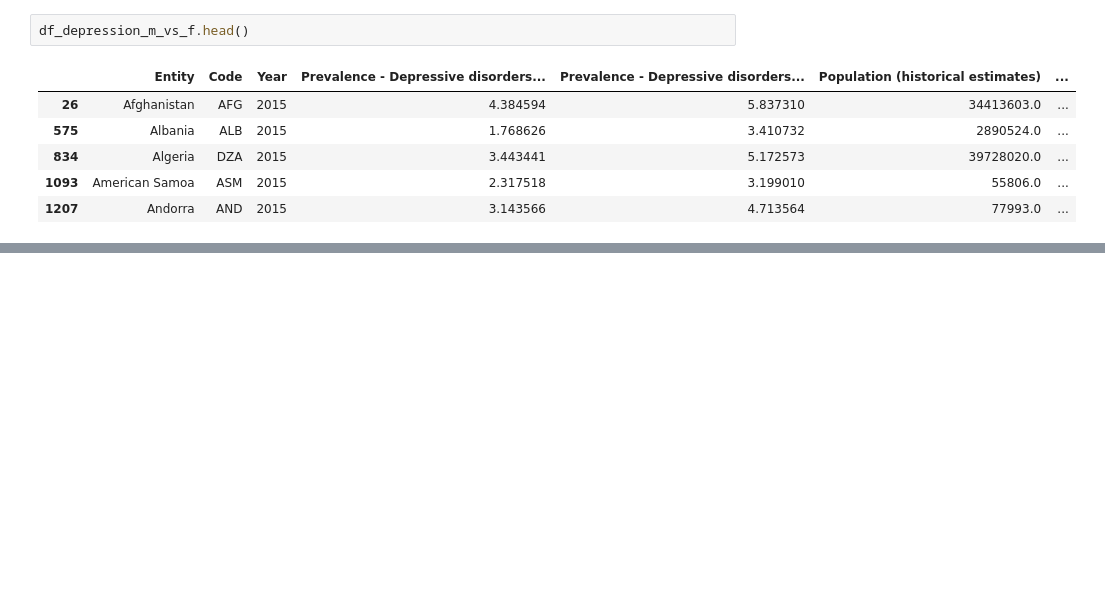
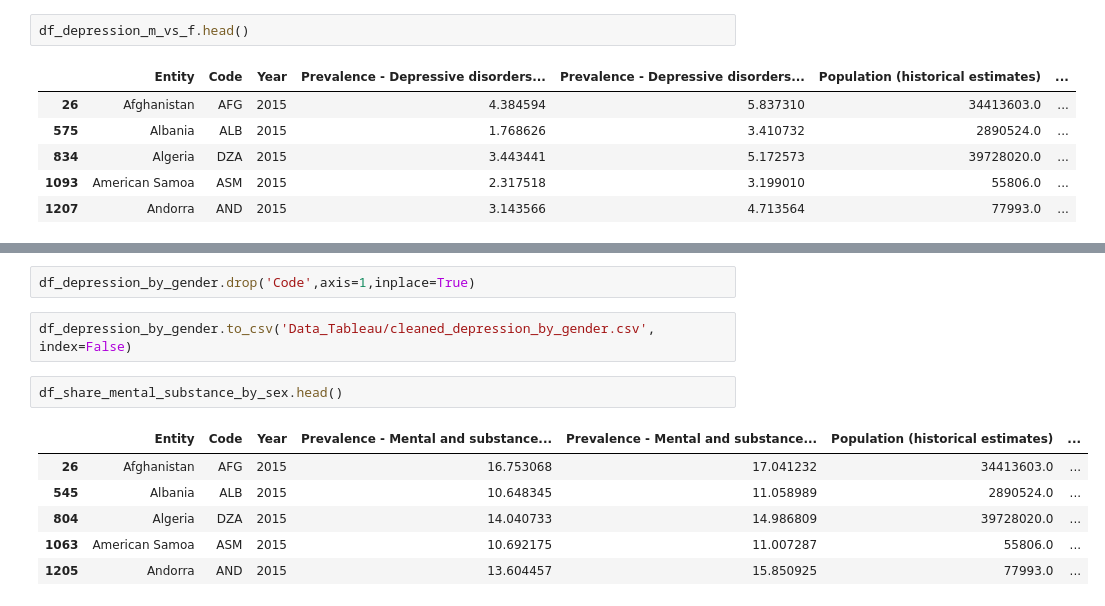
Before and after one commit to p-colomer/Mental_Health_ML_Analysis, a Jupyter notebook: Data_Cleaning.ipynb, the cells around one changed output, grey strips where cells are left out. Cells and saved outputs as stored; diff of their text form; blank space fills up the shorter version.

```diff
--- a/cleaning_patricia.ipynb
+++ b/Data_Cleaning.ipynb
@@ -694,0 +737,13 @@ df_copy = pd.melt(df_depression_m_vs_f, id_vars=['Entity', 'Code', 'Year', 'Popu
+# %%
+df_depression_by_gender.drop('Code',axis=1,inplace=True)
+# %%
+df_depression_by_gender.to_csv('Data_Tableau/cleaned_depression_by_gender.csv', index=False)
+# %%
+df_share_mental_substance_by_sex.head()
+# %% [output]
+|  | Entity | Code | Year | Prevalence - Mental and substance... | Prevalence - Mental and substance... | Population (historical estimates) | ... |
+| 26 | Afghanistan | AFG | 2015 | 16.753068 | 17.041232 | 34413603.0 | ... |
+| 545 | Albania | ALB | 2015 | 10.648345 | 11.058989 | 2890524.0 | ... |
+| 804 | Algeria | DZA | 2015 | 14.040733 | 14.986809 | 39728020.0 | ... |
+| 1063 | American Samoa | ASM | 2015 | 10.692175 | 11.007287 | 55806.0 | ... |
+| 1205 | Andorra | AND | 2015 | 13.604457 | 15.850925 | 77993.0 | ... |
```
Also changed, not shown: parts of 51 cells of this notebook, 14 other files.
